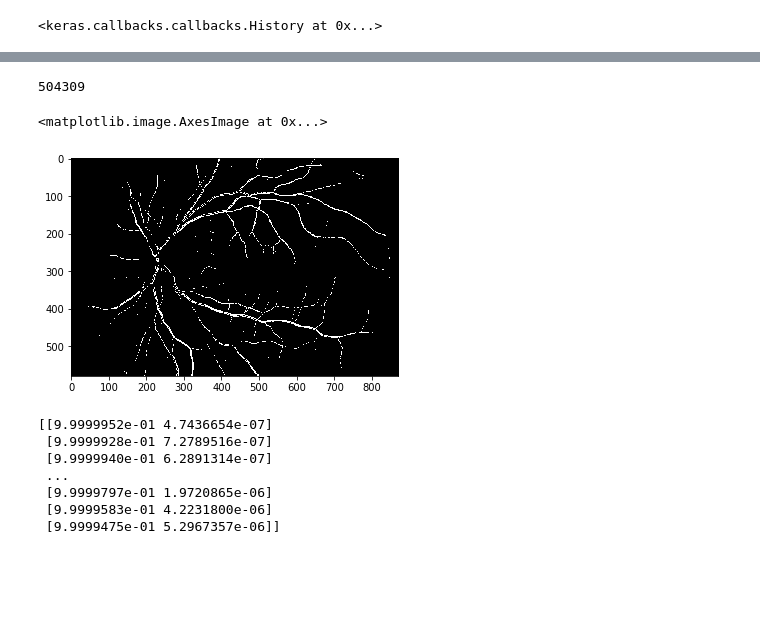
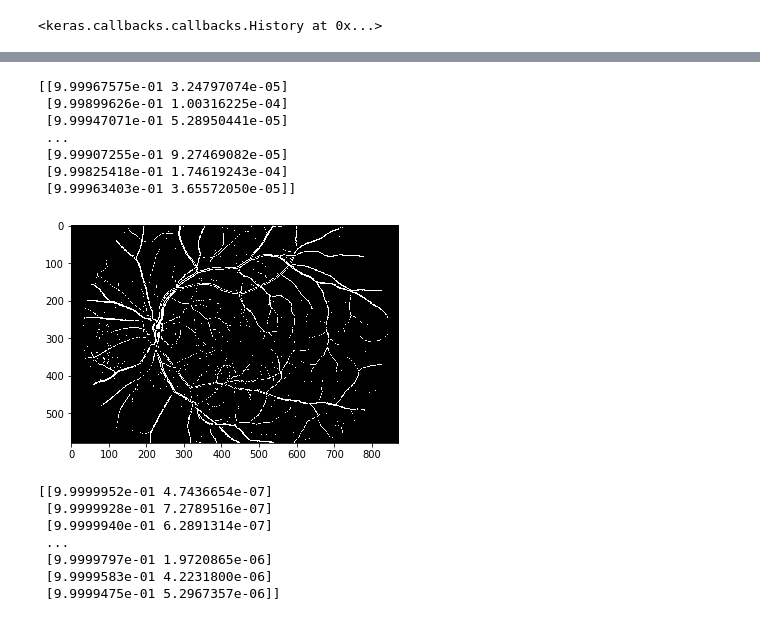
Before and after one commit to weronikagulij/Wykrywanie-naczyn-siatkowki-oka, a Jupyter notebook: Untitled.ipynb, the cells around one changed output, grey strips where cells are left out. Cells and saved outputs as stored; diff of their text form; code cells hidden in the pictures; blank space fills up the shorter version.

```diff
--- a/Untitled.ipynb
+++ b/Untitled.ipynb
@@ -480,13 +616,11 @@ train_data, test_data, train_labels, test_labels = train_test_split(data_x,
 # %%
-#create model
 model = Sequential()
-#add model layers
-model.add(Conv2D(5, kernel_size=3, activation='relu', input_shape=(5,15,1)))
-model.add(Conv2D(5, kernel_size=3, activation='relu'))
+
+model.add(Conv2D(10, kernel_size=3, activation='relu', input_shape=(5,5,3)))
+model.add(Conv2D(15, kernel_size=3, activation='relu'))
 model.add(Flatten())
 model.add(Dense(2, activation='softmax'))
 
-#compile model using accuracy to measure model performance
 model.compile(optimizer='adam', loss='categorical_crossentropy', metrics=['accuracy'])
 # %%
 # wytrenuj model
@@ -499,8 +674,10 @@ Epoch 1/1
 # %%
 # wyświetl wynik na nowych obrazkach
 
-img = readImage(img_paths[1])
-ground_truth = readImage(ground_truth_paths[1])
+img = readImage(img_paths[0])
+ground_truth = readImage(ground_truth_paths[0])
 
-data_x, data_y = getImageValuesAsModelData(img, ground_truth, img_samples_size, 1)
+data_x, data_y = getImageValuesAsModelData([img], [ground_truth], img_samples_size, 1)
+
+prediction = model.predict(data_x)
 # %% [output]
@@ -510,39 +686,44 @@ prediction = model.predict(data_x)
 # %%
-print(len(prediction))
+print(prediction)
+showPredictedImage(prediction)
+# from PIL import Image
 
-from PIL import Image
+# new_img = []
+# # height, width, depth = img.shape
 
-new_img = []
-# height, width, depth = img.shape
+# for i in range(0, height - img_samples_size):
+#     row = []
+#     for j in range(0, width - img_samples_size):
+#         index = (width - img_samples_size) * i + j
+#         if(prediction[index][0] < prediction[index][1]):
+#             row.append(1)
+#         else:
+#             row.append(0)
 
-for i in range(0, height - img_samples_size):
-    row = []
-    for j in range(0, width - img_samples_size):
-        index = (width - img_samples_size) * i + j
-        if(prediction[index][0] < prediction[index][1]):
-            row.append(1)
-        else:
-            row.append(0)
+#     new_img.append(np.array(row))
 
-    new_img.append(np.array(row))
+# new_img = np.array(new_img)
+# # w, h = 512, 512
+# # data = np.zeros((h, w, 3), dtype=np.uint8)
+# # data[256, 256] = [255, 0, 0]
 
-new_img = np.array(new_img)
-# w, h = 512, 512
-# data = np.zeros((h, w, 3), dtype=np.uint8)
-# data[256, 256] = [255, 0, 0]
-
-# img2 = cv2.cvtColor(img, cv2.COLOR_BGR2GRAY)
-# new_img = Image.fromarray(np.array(new_img))
-# print(new_img)
-X = np.random.random((100, 100))
-# print(X)
-# print(new_img)
-plt.imshow(new_img, cmap="gray")
-# plotImage(new_img, 1)
+# # img2 = cv2.cvtColor(img, cv2.COLOR_BGR2GRAY)
+# # new_img = Image.fromarray(np.array(new_img))
+# # print(new_img)
+# X = np.random.random((100, 100))
+# # print(X)
+# # print(new_img)
+# plt.imshow(new_img, cmap="gray")
+# # plotImage(new_img, 1)
 # %% [output]
-504309
+[[9.99967575e-01 3.24797074e-05]
+ [9.99899626e-01 1.00316225e-04]
+ [9.99947071e-01 5.28950441e-05]
+ ...
+ [9.99907255e-01 9.27469082e-05]
+ [9.99825418e-01 1.74619243e-04]
+ [9.99963403e-01 3.65572050e-05]]
-<matplotlib.image.AxesImage at 0x...>
-[figure, old version]
+[figure, new version]
 # %%
 print(prediction)
 # %% [output]
```
Also changed, not shown: parts of 10 cells of this notebook.
